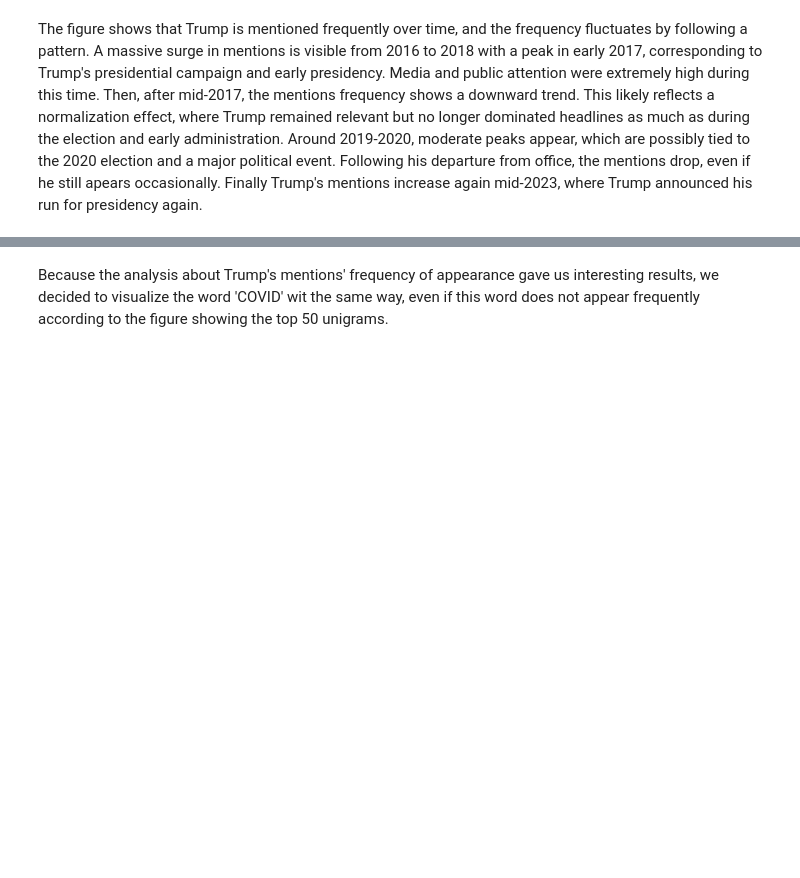
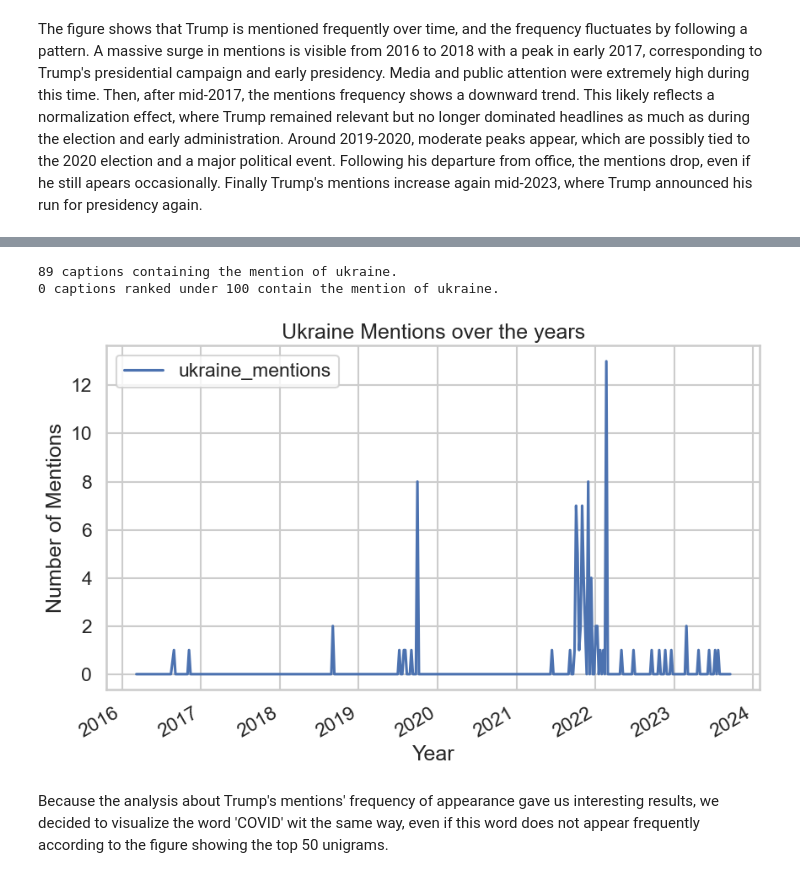
Before and after one commit to epfl-ada/ada-2025-project-data_dinosaur, a Jupyter notebook: results.ipynb, the cells around one changed output, grey strips where cells are left out. Drawn from its saved outputs; the diff is of its cells as text; code cells hidden in the pictures; blank space fills up the shorter version.

```diff
--- a/results.ipynb
+++ b/results.ipynb
@@ -68,0 +77,7 @@ The figure shows that Trump is mentioned frequently over time, and the frequency
+# %%
+# at which frequency do captions mention wars ?
+caption_mentions(df_caption, 'ukraine')
+# %% [output]
+89 captions containing the mention of ukraine.
+0 captions ranked under 100 contain the mention of ukraine.
+[figure, added]
```
Also changed, not shown: parts of 16 cells of this notebook, 2 other files.
